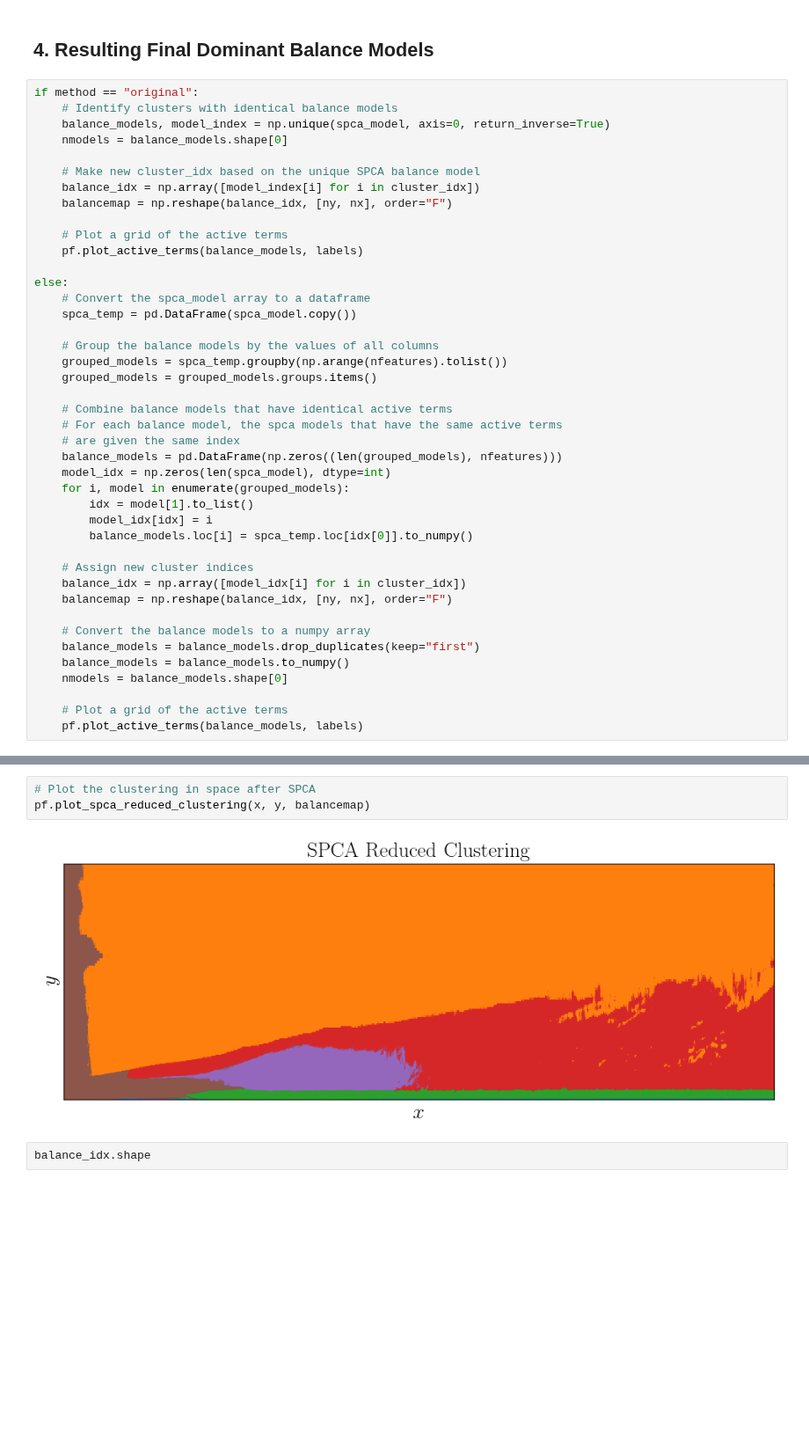
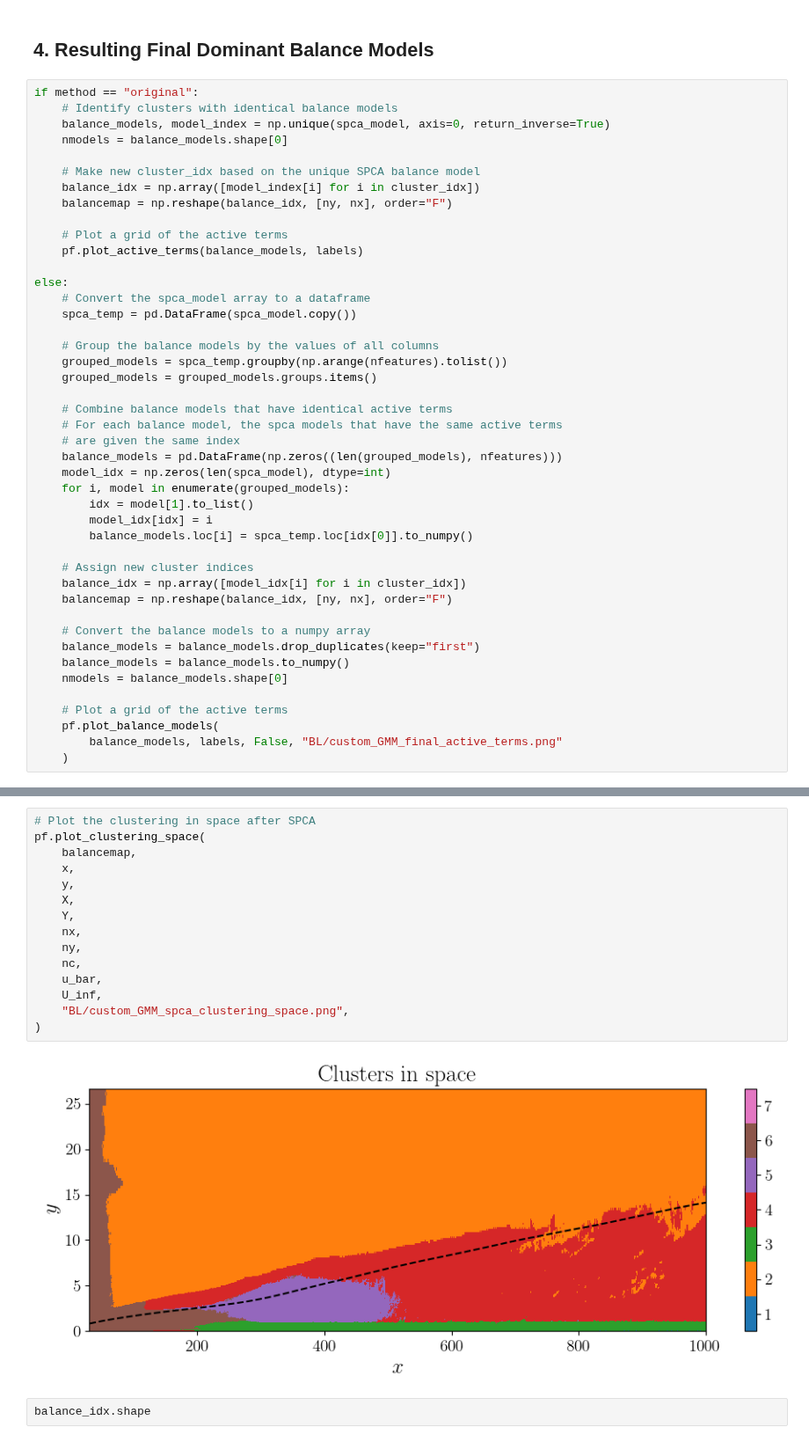
Before and after one commit to tbreitburd/Learning-Dominant-Physical-Processes-using-Unsupervised-Learning-Techniques-, a Jupyter notebook: Notebooks/Boundary_Layer.ipynb, the cells around one changed output, grey strips where cells are left out. Shown at 88% size. Saved outputs shown, nothing was run; the diff lists cells and outputs as text; blank space fills up the shorter version.

```diff
--- a/Notebooks/Boundary_Layer.ipynb
+++ b/Notebooks/Boundary_Layer.ipynb
@@ -408,5 +433,7 @@ else:
     nmodels = balance_models.shape[0]
 
     # Plot a grid of the active terms
-    pf.plot_active_terms(balance_models, labels)
+    pf.plot_balance_models(
+        balance_models, labels, False, "BL/custom_GMM_final_active_terms.png"
+    )
 # %% [output]
@@ -430,8 +445,20 @@ pf.plot_balance_models(gridmap, grid_labels)
 # %%
 # Plot the clustering in space after SPCA
-pf.plot_spca_reduced_clustering(x, y, balancemap)
+pf.plot_clustering_space(
+    balancemap,
+    x,
+    y,
+    X,
+    Y,
+    nx,
+    ny,
+    nc,
+    u_bar,
+    U_inf,
+    "BL/custom_GMM_spca_clustering_space.png",
+)
 # %% [output]
-[figure, old version]
+[figure, new version]
 # %%
 balance_idx.shape
 # %% [output]
```
Also changed, not shown: parts of 17 cells of this notebook.
